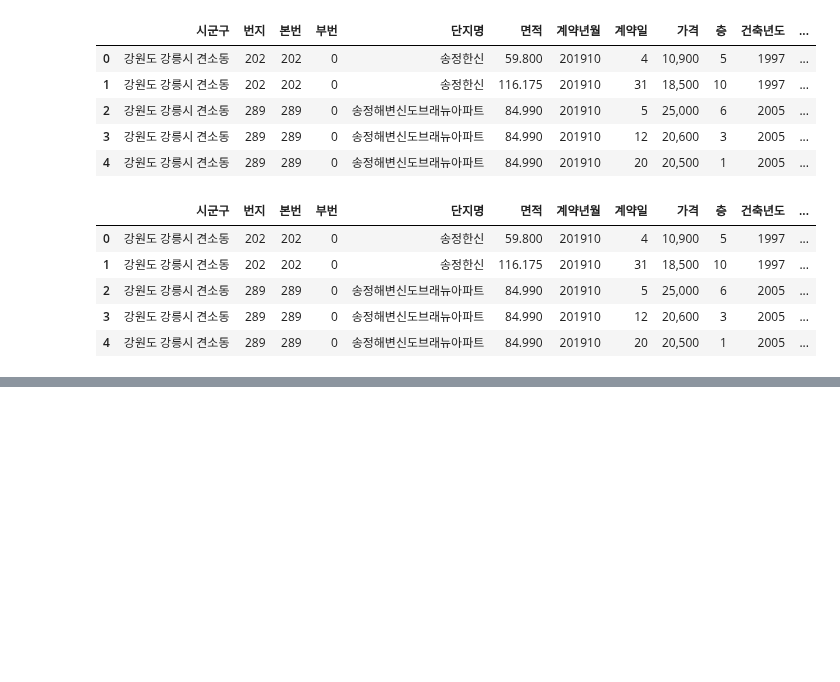
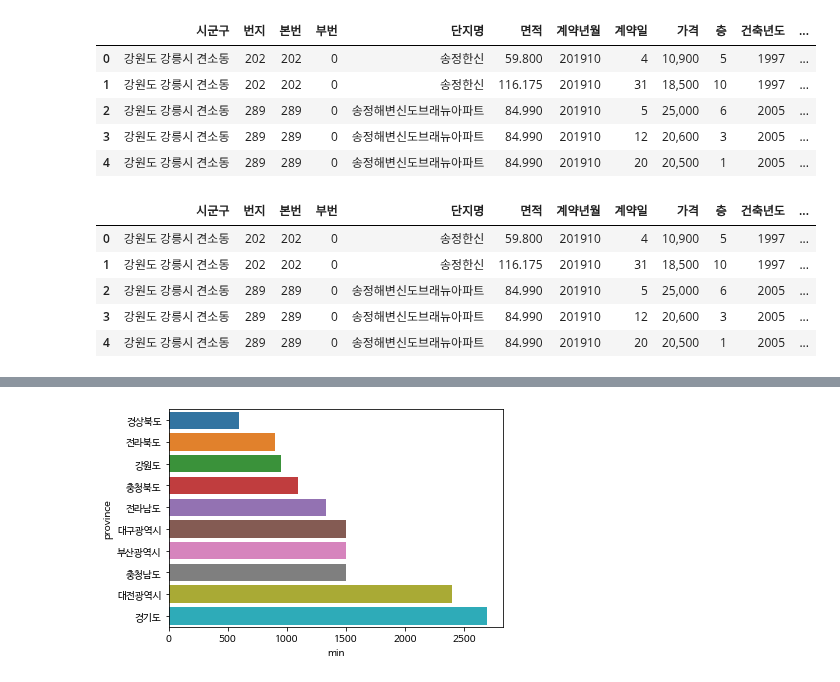
Before and after one commit to esn73/lab_python, a Jupyter notebook: py26_apt.ipynb, the cells around one changed output, grey strips where cells are left out. Saved outputs shown, nothing was run; the diff lists cells and outputs as text; code cells hidden in the pictures; blank space fills up the shorter version.

```diff
--- a/py26_apt.ipynb
+++ b/py26_apt.ipynb
@@ -310,0 +394,3 @@ apt.head()
+# %%
+bottom10_min = result.sort_values(by='min').head(n=10) # 기본값 ascending=True 오름차순 정렬
+bottom10_min
@@ -311,3 +410,8 @@ apt.head()
+# %%
+sns.barplot(x='min', y=bottom10_min.index, data=bottom10_min)
+plt.show()
+# %% [output]
+[figure, added]
 # %%
 # 면적이  84m2  이상  100m2  미만의 서울특별시 아파트들 중에서, 동별 아파트 가격 개수, 평균, 최솟값, 최댓값
 # 면적이  84m2  이상  100m2  미만의 아파트들 중에서, 도/광역시별 아파트 가격 개수, 평균, 최솟값, 최댓값
```
Also changed, not shown: parts of 14 cells of this notebook.
